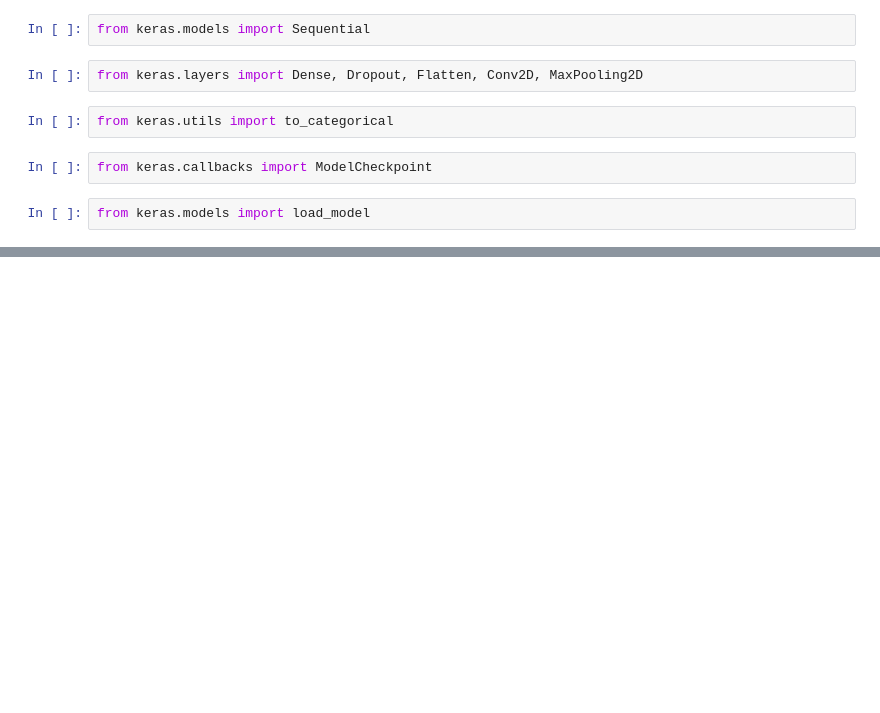
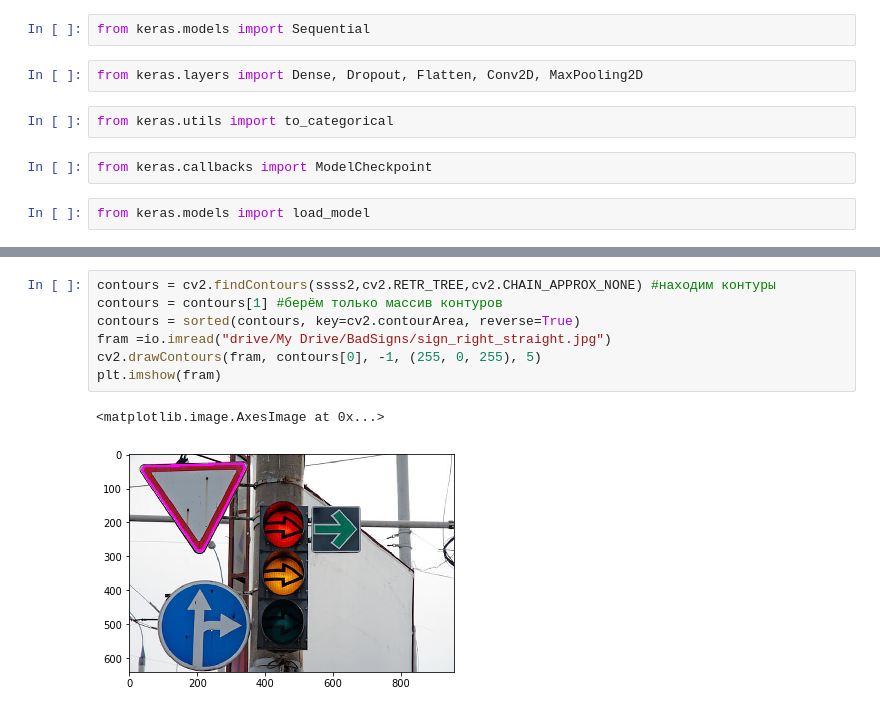
Before and after one commit to theKirill/RecognitionOfRoadSigns, a Jupyter notebook: CourseWork.ipynb, the cells around one changed output, grey strips where cells are left out. Drawn from its saved outputs; the diff is of its cells as text; blank space fills up the shorter version.

```diff
--- a/CourseWork.ipynb
+++ b/CourseWork.ipynb
@@ -122,0 +206,10 @@ class RoadSignLocalization:
+# %%
+contours = cv2.findContours(ssss2,cv2.RETR_TREE,cv2.CHAIN_APPROX_NONE) #находим контуры
+contours = contours[1] #берём только массив контуров
+contours = sorted(contours, key=cv2.contourArea, reverse=True)
+fram =io.imread("drive/My Drive/BadSigns/sign_right_straight.jpg")
+cv2.drawContours(fram, contours[0], -1, (255, 0, 255), 5)
+plt.imshow(fram)
+# %% [output]
+<matplotlib.image.AxesImage at 0x...>
+[figure, added]
```
Also changed, not shown: parts of 12 cells of this notebook.
